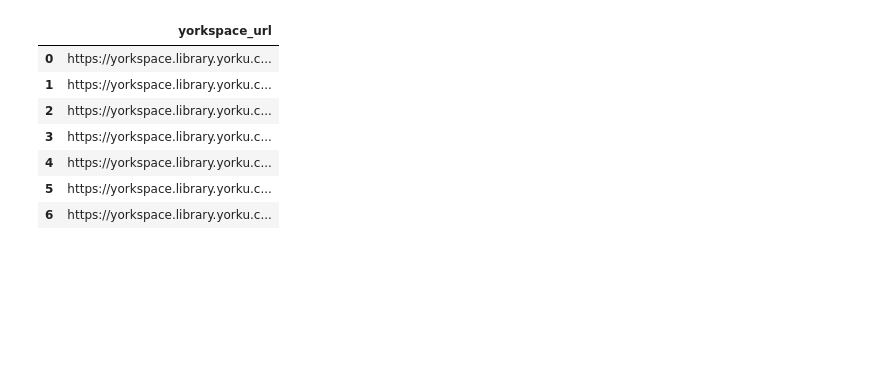
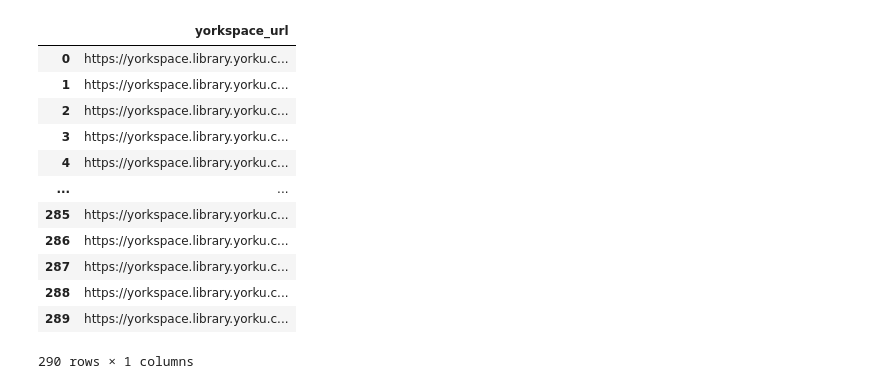
Before and after one commit to yorkulibraries/notebooks, a Jupyter notebook: yorkspace_audit.ipynb, the cells around one changed output. Saved outputs shown, nothing was run; the diff lists cells and outputs as text; code cells hidden in the pictures; blank space fills up the shorter version.

```diff
--- a/yorkspace_audit.ipynb
+++ b/yorkspace_audit.ipynb
@@ -20,12 +16,0 @@ yorkspace_urls = ["https://yorkspace.library.yorku.ca/xmlui/handle/10315/1128",
-# %%
-df = pd.DataFrame(data=yorkspace_urls, columns=yorkspace_columns)
-df
-# %% [output]
-|  | yorkspace_url |
-| 0 | https://yorkspace.library.yorku.c... |
-| 1 | https://yorkspace.library.yorku.c... |
-| 2 | https://yorkspace.library.yorku.c... |
-| 3 | https://yorkspace.library.yorku.c... |
-| 4 | https://yorkspace.library.yorku.c... |
-| 5 | https://yorkspace.library.yorku.c... |
-| 6 | https://yorkspace.library.yorku.c... |
@@ -32 +20,18 @@ df
+# %%
+york50_df = pd.read_csv(york50_handles)
+york50_df
+# %% [output]
+|  | yorkspace_url |
+| 0 | https://yorkspace.library.yorku.c... |
+| 1 | https://yorkspace.library.yorku.c... |
+| 2 | https://yorkspace.library.yorku.c... |
+| 3 | https://yorkspace.library.yorku.c... |
+| 4 | https://yorkspace.library.yorku.c... |
+| ... | ... |
+| 285 | https://yorkspace.library.yorku.c... |
+| 286 | https://yorkspace.library.yorku.c... |
+| 287 | https://yorkspace.library.yorku.c... |
+| 288 | https://yorkspace.library.yorku.c... |
+| 289 | https://yorkspace.library.yorku.c... |
+290 rows × 1 columns
 # %%
```
Also changed, not shown: parts of 19 cells of this notebook.
